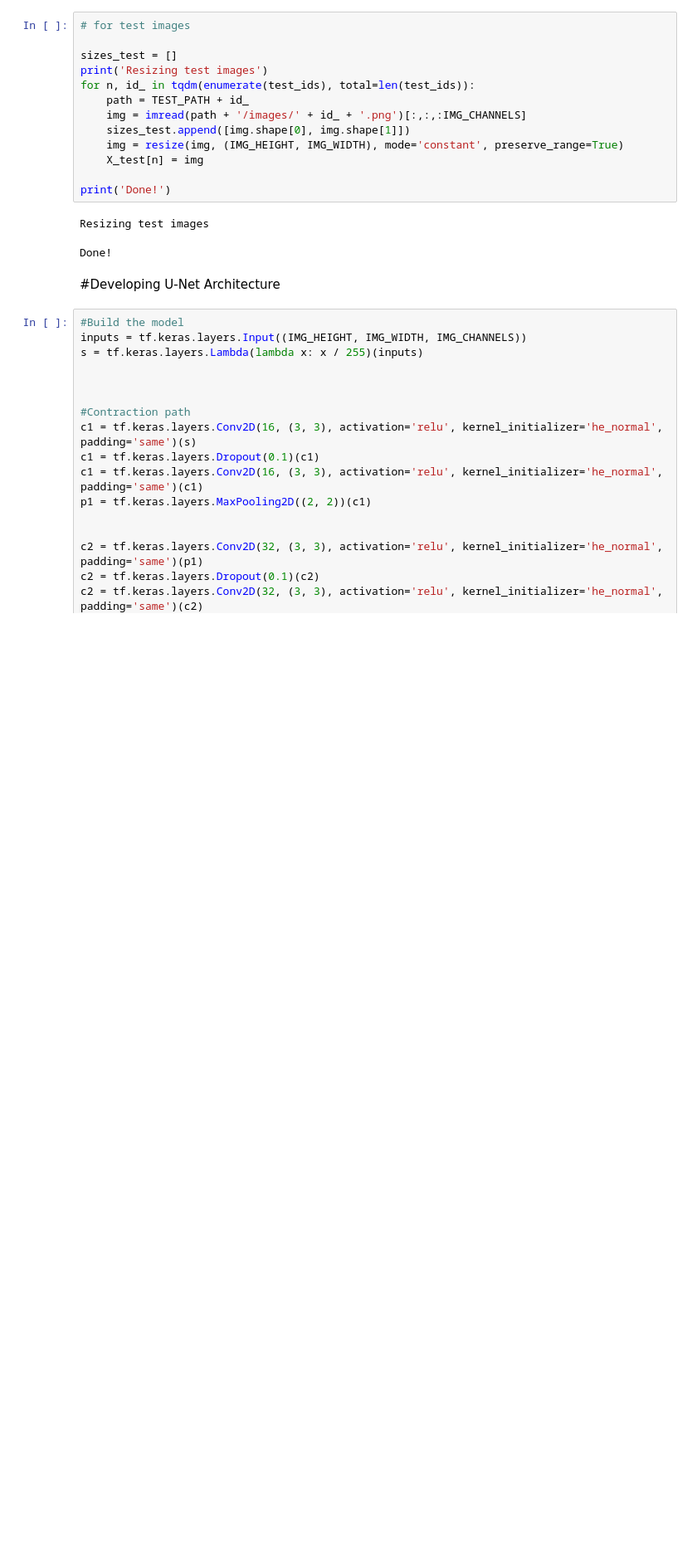
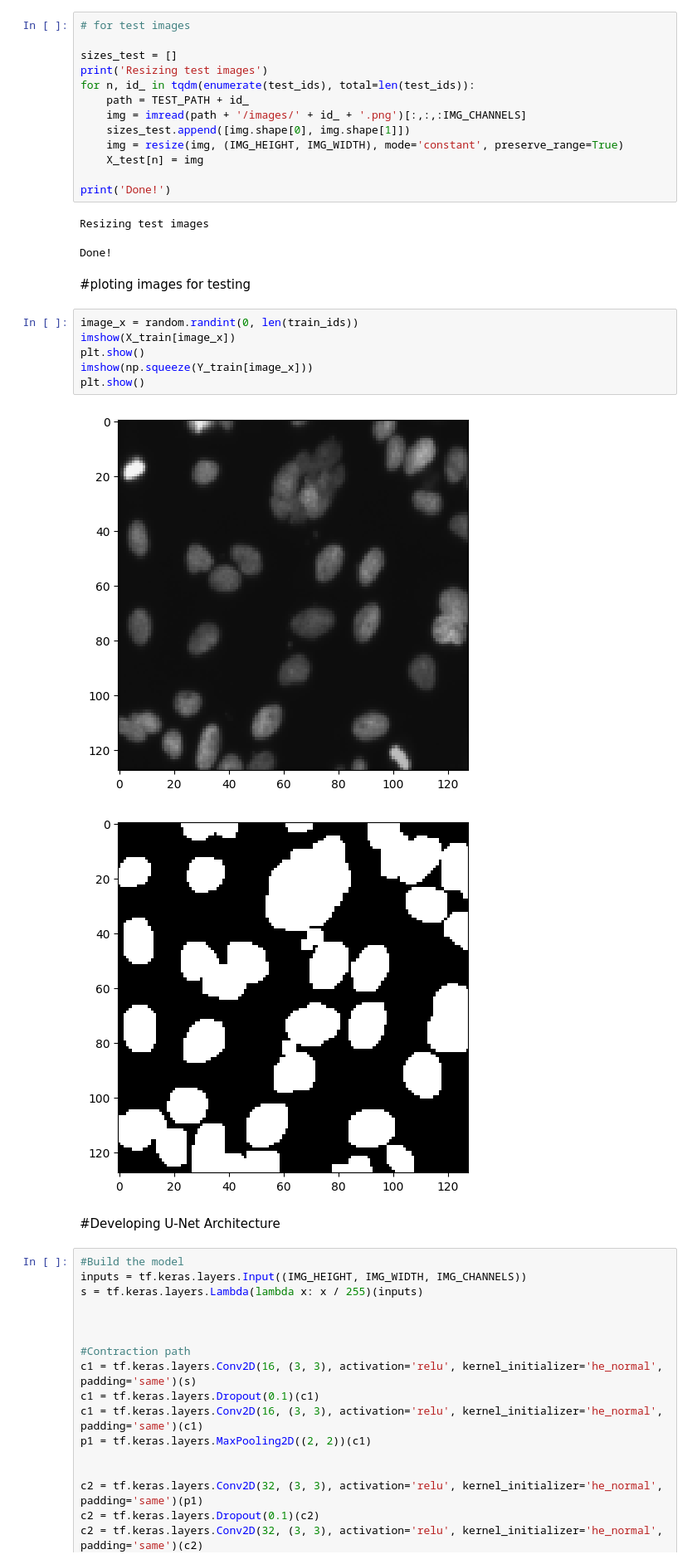
Before and after one commit to RafsanJany-44/Img_PreProcessing, a Jupyter notebook: U-net/U_net_1.ipynb, the cells around one changed output. Shown: that part at 83% size. Drawn from its saved outputs; the diff is of its cells as text; blank space fills up the shorter version.

```diff
--- a/U-net/U_net_1.ipynb
+++ b/U-net/U_net_1.ipynb
@@ -77,6 +82,17 @@ print('Done!')
 # %% [output]
 Resizing test images
 Done!
+# %% [markdown]
+#ploting images for testing
+# %%
+image_x = random.randint(0, len(train_ids))
+imshow(X_train[image_x])
+plt.show()
+imshow(np.squeeze(Y_train[image_x]))
+plt.show()
+# %% [output]
+[figure, added]
+[figure, added]
 # %% [markdown]
 #Developing U-Net Architecture
 # %%
```
Also changed, not shown: parts of 6 cells of this notebook.
